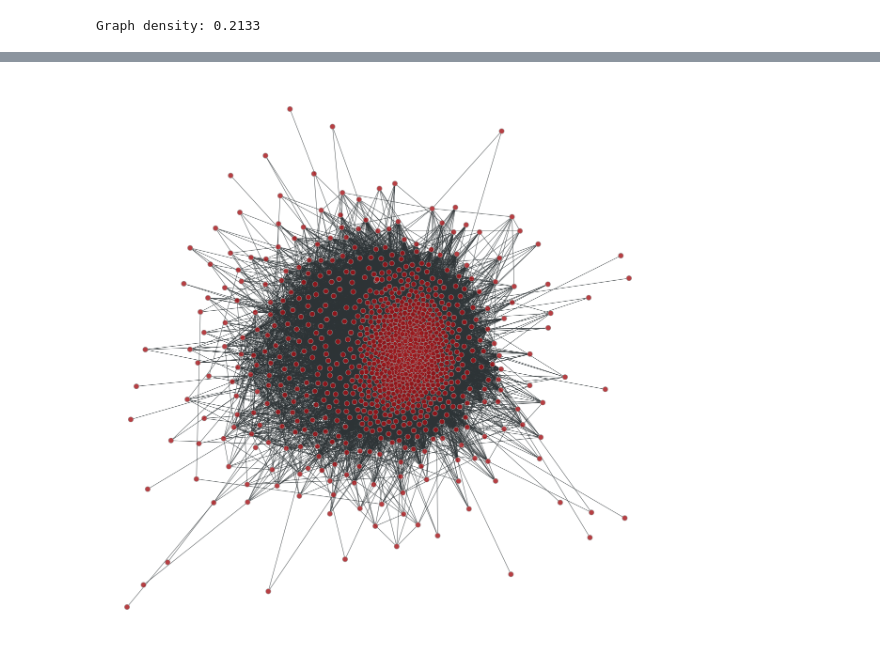
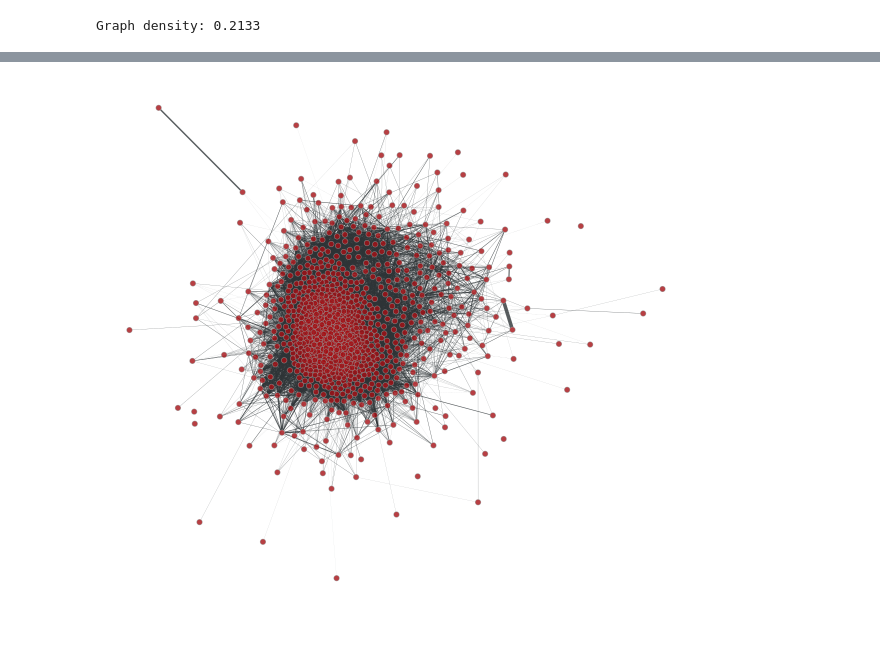
Before and after one commit to diogro/SBM-tools, a Jupyter notebook: singleNetworkPipeline.ipynb, the cells around one changed output, grey strips where cells are left out. Drawn from its saved outputs; the diff is of its cells as text; code cells hidden in the pictures.

```diff
--- a/singleNetworkPipeline.ipynb
+++ b/singleNetworkPipeline.ipynb
@@ -26,10 +42,6 @@ n_genes
 # %%
 # Set scov diagonal to zero
 np.fill_diagonal(s_cov, 0)
-s_cov
-
-# Set upper triangle to zero
-s_cov = np.triu(s_cov, k=1)
 s_cov
 
 # Plot histogram of s_cov
@@ -44,21 +54,24 @@ plt.show()
 # %%
-gfull = Graph(sp.sparse.lil_matrix(s_cov), directed=False)
+# Set absolute covariances lower than cutOff to zero
+s_cov_filter = s_cov.copy()
 
 cutOff = 0.5
+s_cov_filter[abs(s_cov_filter) < cutOff] = 0
 
-sign = gfull.new_ep("bool", True)
-sign.a = np.array(np.abs(gfull.ep.weight.a) > cutOff)
+# Remove rows and columns with all zeros
+s_cov_filter = s_cov_filter[~np.all(s_cov_filter == 0, axis=1)]
+s_cov_filter = s_cov_filter[:, ~np.all(s_cov_filter == 0, axis=0)]
 
-g = GraphView(gfull, efilt=sign)
+# Set lower triangle to zero
+s_cov_filter = np.triu(s_cov_filter, k=1)
 
-# Keeping largest component
-comp, hist = label_components(g)
-main_component = g.new_vp("bool", (comp.a == np.where(hist == max(hist))[0][0]))
-g.vertex_properties["main_component"] = main_component
-g.set_vertex_filter(main_component)
+# Arctanh transfor correlations to make them real-valued
+s_cov_filter = 2*np.arctanh(s_cov_filter)
 
+# Create graph using graph-tool and filtered correlations as edge weights
+g = Graph(sp.sparse.lil_matrix(s_cov_filter), directed=False)
 
-# Graph density
+# Check graph density
 density = g.num_edges() / ((n_genes * n_genes - n_genes) / 2 )
 print(f"Graph density: {density:.4f}")
 # %% [output]
@@ -70,4 +88,5 @@ g
 # %%
-graph_draw(g)
+g.ep.abs_weight = g.new_edge_property("double", np.abs(g.ep.weight.fa))
+graph_draw(g, edge_pen_width = prop_to_size(g.ep.abs_weight, mi=0, ma=4, power=1, log=False))
 # %% [output]
-[figure, old version]
+[figure, new version]
```
Also changed, not shown: parts of 9 cells of this notebook.
